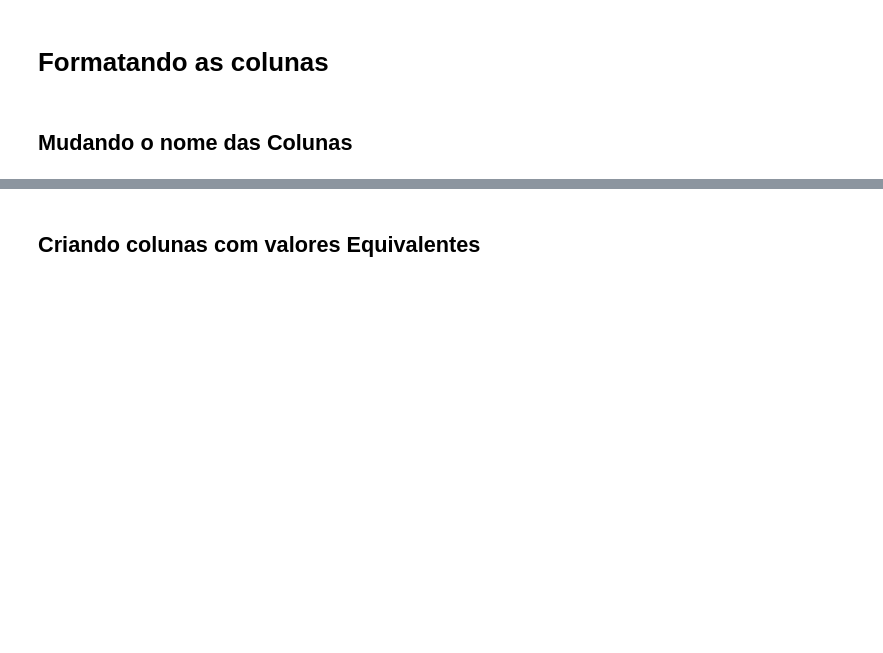
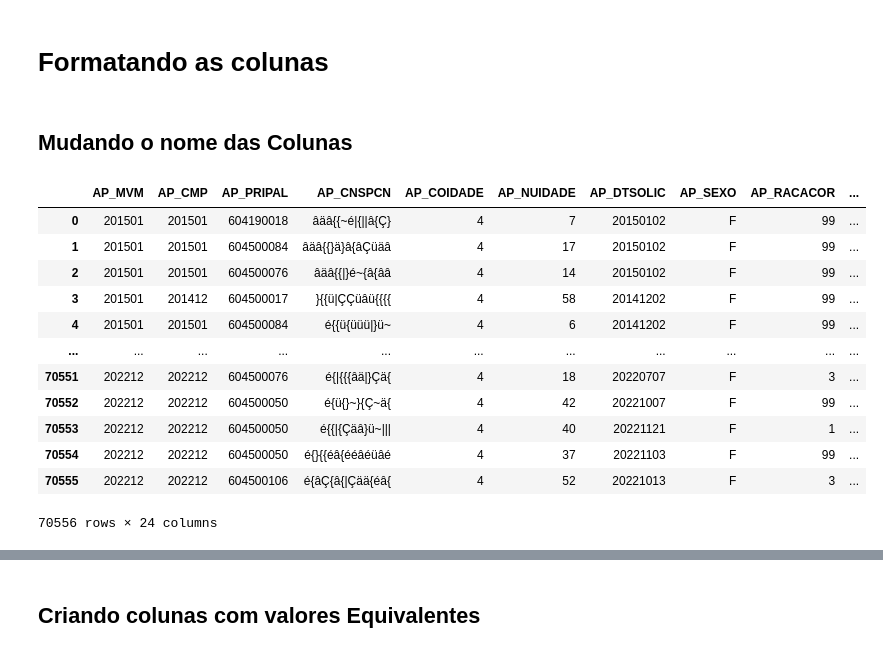
Before and after one commit to TiamatCod3/tcc-canabidiol, a Jupyter notebook: Notebooks/Tratamento_dos_Dados.ipynb, the cells around one changed output, grey strips where cells are left out. Cells and saved outputs as stored; diff of their text form; code cells hidden in the pictures; blank space fills up the shorter version.

```diff
--- a/Notebooks/Tratamento_dos_Dados.ipynb
+++ b/Notebooks/Tratamento_dos_Dados.ipynb
@@ -155,9 +17,18 @@ rj_epilepsia_2022
+# %%
+import pandas as pd
+
+rj_epilepsia_total = []
+for i in range(2015, 2023):
+    arquivo = f"../Dados/Bases sem tratamento/rj_epilepsia_{i}.csv"
+    epilepsia = pd.read_csv(arquivo, sep = ',', encoding='latin-1')
+    rj_epilepsia_total.append(epilepsia)
 # %% [markdown]
 # Concatenando, Refazendo o Indice e exportando
 # %%
 # Concatenando as bases
 
-rj_epilepsia_total = pd.concat([rj_epilepsia_2015, rj_epilepsia_2016, rj_epilepsia_2017, rj_epilepsia_2018, rj_epilepsia_2019, rj_epilepsia_2020, rj_epilepsia_2021, rj_epilepsia_2022], axis=0)
+rj_epilepsia_total = pd.concat(rj_epilepsia_total)
+# rj_epilepsia_total = pd.concat([rj_epilepsia_2015, rj_epilepsia_2016, rj_epilepsia_2017, rj_epilepsia_2018, rj_epilepsia_2019, rj_epilepsia_2020, rj_epilepsia_2021, rj_epilepsia_2022], axis=0)
 rj_epilepsia_total
 # %% [output]
 |  | AP_MVM | AP_CONDIC | AP_GESTAO | AP_CODUNI | AP_AUTORIZ | AP_CMP | AP_PRIPAL | AP_VL_AP | AP_UFMUN | ... |
@@ -203,9 +76,24 @@ rj_epilepsia_total.to_csv('/content/rj_epilepsia_total.csv', sep =';')
 # %%
 # Selecionando apenas as colunas que são interessantes para a nossa analise
 
-colunas_desejadas = ['AP_MVM', 'AP_CMP', 'AP_PRIPAL', 'AP_CNSPCN', 'AP_COIDADE', 'AP_NUIDADE', 'AP_SEXO', 'AP_RACACOR', 'AP_MUNPCN', 'AP_CEPPCN', 'AP_TPATEN', 'AP_TPAPAC', 'AP_MOTSAI', 'AP_OBITO', 'AP_ENCERR', 'AP_PERMAN', 'AP_ALTA', 'AP_TRANSF', 'AP_DTOCOR', 'AP_APACANT', 'AP_CIDCAS', 'AP_CIDPRI', 'AP_CIDSEC']
+# colunas_desejadas = ['AP_MVM', 'AP_CMP', 'AP_PRIPAL', 'AP_CNSPCN', 'AP_COIDADE', 'AP_NUIDADE', 'AP_SEXO', 'AP_RACACOR', 'AP_MUNPCN', 'AP_CEPPCN', 'AP_TPATEN', 'AP_TPAPAC', 'AP_MOTSAI', 'AP_OBITO', 'AP_ENCERR', 'AP_PERMAN', 'AP_ALTA', 'AP_TRANSF', 'AP_DTOCOR', 'AP_APACANT', 'AP_CIDCAS', 'AP_CIDPRI', 'AP_CIDSEC']
+colunas_desejadas = ['AP_MVM', 'AP_CMP', 'AP_PRIPAL', 'AP_CNSPCN', 'AP_COIDADE', 'AP_NUIDADE', 'AP_DTSOLIC','AP_SEXO', 'AP_RACACOR', 'AP_MUNPCN', 'AP_CEPPCN', 'AP_TPATEN', 'AP_TPAPAC', 'AP_MOTSAI', 'AP_OBITO', 'AP_ENCERR', 'AP_PERMAN', 'AP_ALTA', 'AP_TRANSF', 'AP_DTOCOR', 'AP_APACANT', 'AP_CIDCAS', 'AP_CIDPRI', 'AP_CIDSEC']
 rj_epilepsia_total = pd.DataFrame(rj_epilepsia_total[colunas_desejadas])
 rj_epilepsia_total
+# %% [output]
+|  | AP_MVM | AP_CMP | AP_PRIPAL | AP_CNSPCN | AP_COIDADE | AP_NUIDADE | AP_DTSOLIC | AP_SEXO | AP_RACACOR | ... |
+| 0 | 201501 | 201501 | 604190018 | âäâ{{~é|{||â{Ç} | 4 | 7 | 20150102 | F | 99 | ... |
+| 1 | 201501 | 201501 | 604500084 | âäâ{{}ä}â{âÇüäâ | 4 | 17 | 20150102 | F | 99 | ... |
+| 2 | 201501 | 201501 | 604500076 | âäâ{{|}é~{â{ââ | 4 | 14 | 20150102 | F | 99 | ... |
+| 3 | 201501 | 201412 | 604500017 | }{{ü|ÇÇüâü{{{{ | 4 | 58 | 20141202 | F | 99 | ... |
+| 4 | 201501 | 201501 | 604500084 | é{{ü{üüü|}ü~ | 4 | 6 | 20141202 | F | 99 | ... |
+| ... | ... | ... | ... | ... | ... | ... | ... | ... | ... | ... |
+| 70551 | 202212 | 202212 | 604500076 | é{|{{{âä|}Çä{ | 4 | 18 | 20220707 | F | 3 | ... |
+| 70552 | 202212 | 202212 | 604500050 | é{ü{}~}{Ç~ä{ | 4 | 42 | 20221007 | F | 99 | ... |
+| 70553 | 202212 | 202212 | 604500050 | é{{|{Çäâ}ü~||| | 4 | 40 | 20221121 | F | 1 | ... |
+| 70554 | 202212 | 202212 | 604500050 | é{}{{éâ{ééâéüâé | 4 | 37 | 20221103 | F | 99 | ... |
+| 70555 | 202212 | 202212 | 604500106 | é{âÇ{â{|Çää{éâ{ | 4 | 52 | 20221013 | F | 3 | ... |
+70556 rows × 24 columns
 # %%
 # Renomeando as colunas
 
```
Also changed, not shown: parts of 21 cells of this notebook, 3 other files.
